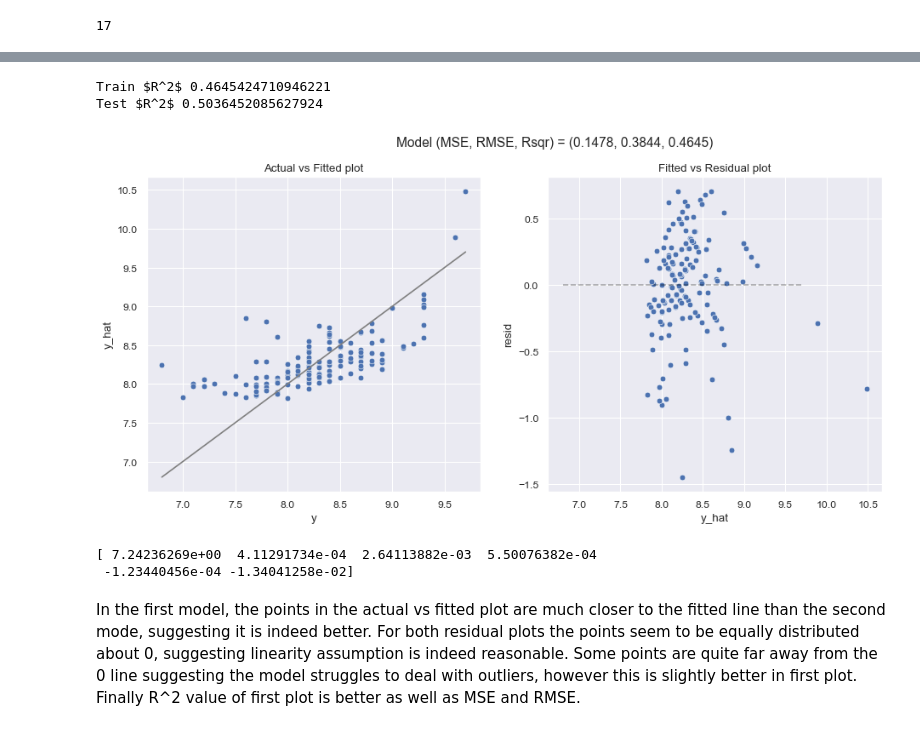
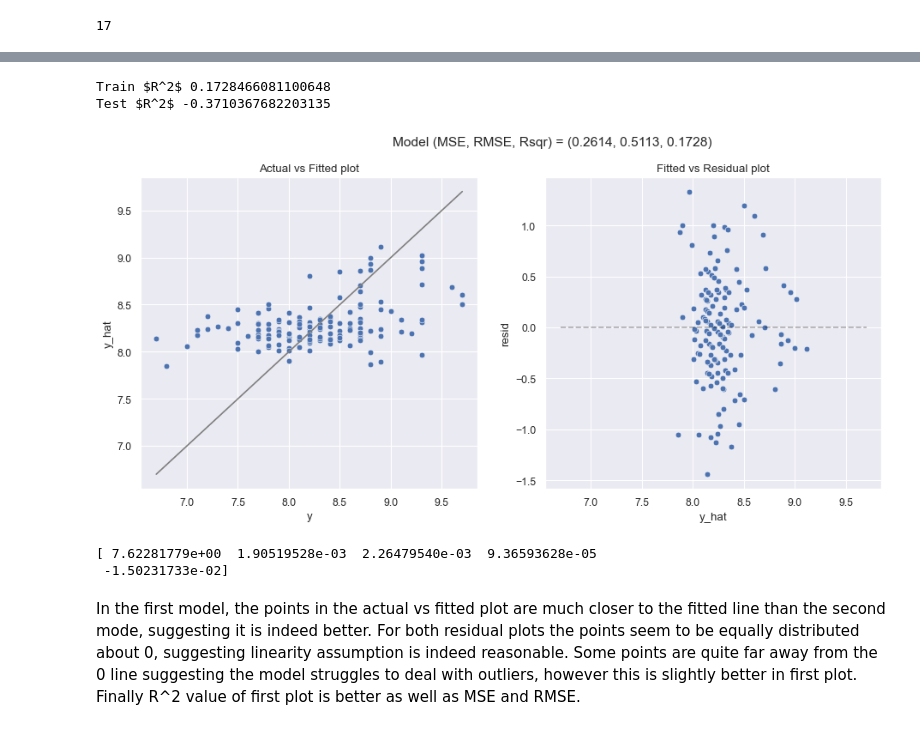
Before and after one commit to aidangarrity/MachineLearningProj1, a Jupyter notebook: project1.ipynb, the cells around one changed output, grey strips where cells are left out. Drawn from its saved outputs; the diff is of its cells as text; code cells hidden in the pictures.

```diff
--- a/project1.ipynb
+++ b/project1.ipynb
@@ -182,4 +155,7 @@ sns.pairplot(data, hue = 'writer')
 We see that 'n_words' and 'n_lines' have a strong, positive correlation, therefore we may want to only include one in our model. It would make sense to only include the column with the highest R-squared value.
 # %% [markdown]
 ### 2.3 Diagnostic Plots
+# %%
+for variable_name in data.select_dtypes(exclude = 'object'): # excludes columns with data type object, i.e. only investigate numeric values
+    data[f'log_{variable_name}']=np.log(data[variable_name])
 # %%
@@ -443,7 +410,7 @@ from sklearn.linear_model import LinearRegression
 from sklearn.metrics import r2_score
 
 # Define headers to regress on
-head0 = ['total_votes', 'n_lines', 'n_directions', 'n_words', 'n_speak_char']
+head0 = ['n_lines', 'n_directions', 'n_words', 'n_speak_char']
 
 head = list(people.keys()) + head0
 
@@ -481,33 +475,33 @@ print(get_coefs(test_model))
 # %%
 # Tristans code but without character names
 
 # Define headers to regress on
-head = ['total_votes', 'n_lines', 'n_directions', 'n_words', 'n_speak_char']
+head = [ 'n_lines', 'n_directions', 'n_words', 'n_speak_char']
 
 # get regressing cols
 X_train_ = X_train[head]
 X_test_ = X_test[head]
 
 # regress the regression
 test_model = LinearRegression()
 test_model.fit(X_train_,y_train)
 
 # use the regressed regression to predict
 y_train_pred = test_model.predict(X_train_)
 y_test_pred = test_model.predict(X_test_)
 
 # Rsquared
 print(r'Train $R^2$', r2_score(y_train, y_train_pred))
 print(r'Test $R^2$', r2_score(y_test, y_test_pred))
 
 model_fit(test_model, X_train_, y_train, plot = True)
 print(get_coefs(test_model))
 # %% [output]
-Train $R^2$ 0.4645424710946221
-Test $R^2$ 0.5036452085627924
+Train $R^2$ 0.1728466081100648
+Test $R^2$ -0.3710367682203135
-[figure, old version]
+[figure, new version]
-[ 7.24236269e+00  4.11291734e-04  2.64113882e-03  5.50076382e-04
- -1.23440456e-04 -1.34041258e-02]
+[ 7.62281779e+00  1.90519528e-03  2.26479540e-03  9.36593628e-05
+ -1.50231733e-02]
 # %% [markdown]
 In the first model, the points in the actual vs fitted plot are much closer to the fitted line than the second mode, suggesting it is indeed better. For both residual plots the points seem to be equally distributed about 0, suggesting linearity assumption is indeed reasonable. Some points are quite far away from the 0 line suggesting the model struggles to deal with outliers, however this is slightly better in first plot. Finally R^2 value of first plot is better as well as MSE and RMSE.
 # %%
```
Also changed, not shown: parts of 10 cells of this notebook.
